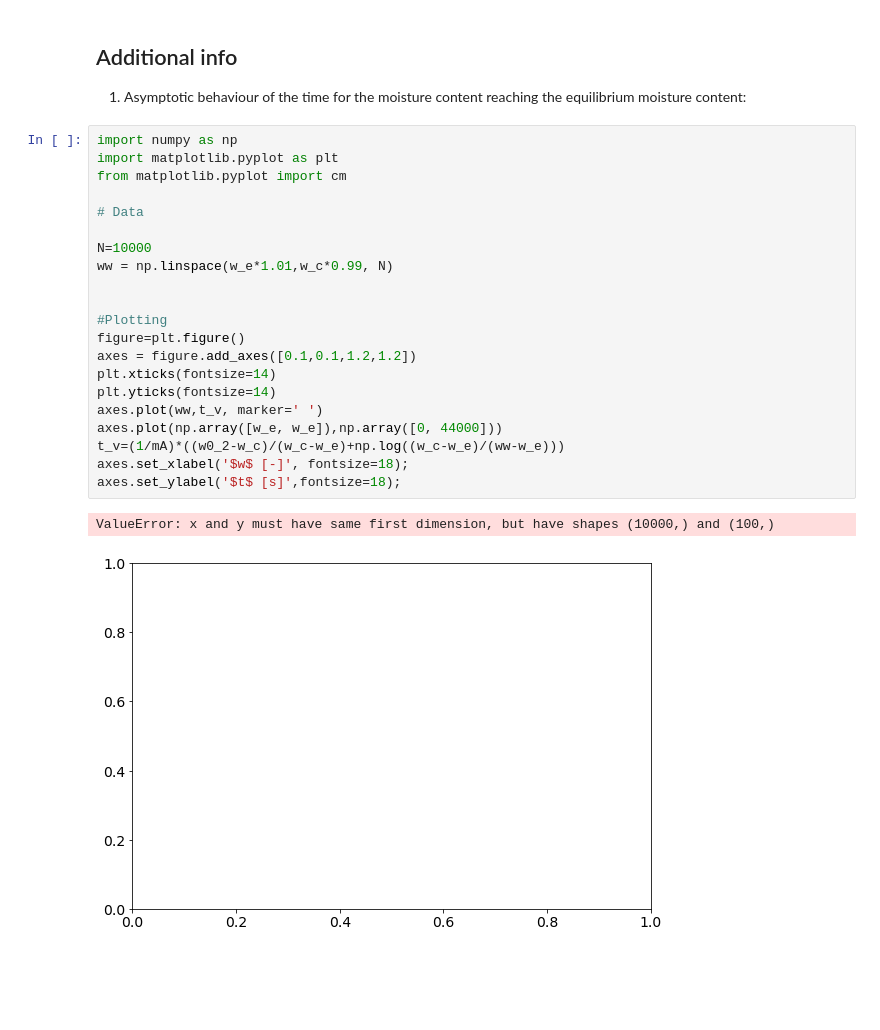
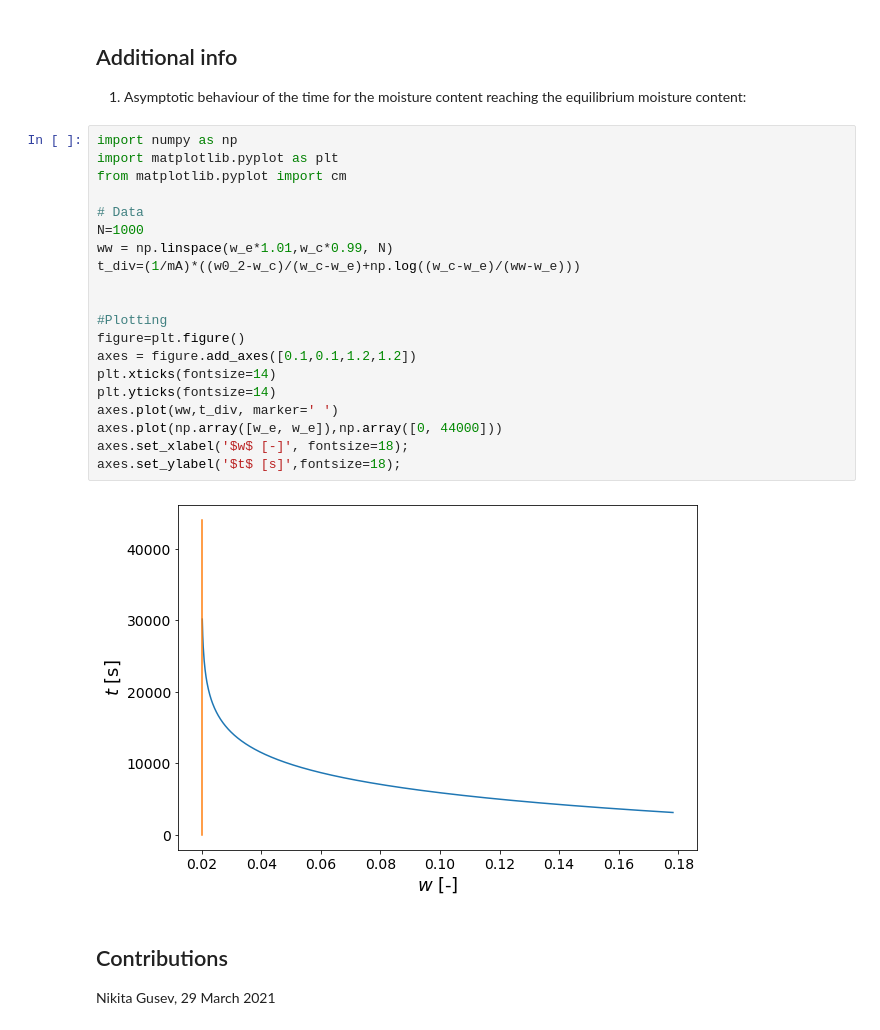
Before and after one commit to msalvalaglio/PSSP_notebook, a Jupyter notebook: _build/jupyter_execute/Exercise_W10_2021.ipynb, the cells around one changed output. Drawn from its saved outputs; the diff is of its cells as text; blank space fills up the shorter version.

```diff
--- a/_build/jupyter_execute/Exercise_W10_2021.ipynb
+++ b/_build/jupyter_execute/Exercise_W10_2021.ipynb
@@ -163,24 +163,25 @@ axes.set_ylabel('$t$ [s]',fontsize=18);
 # %%
 import numpy as np
 import matplotlib.pyplot as plt
 from matplotlib.pyplot import cm
 
 # Data
-
-N=10000
+N=1000
 ww = np.linspace(w_e*1.01,w_c*0.99, N)
+t_div=(1/mA)*((w0_2-w_c)/(w_c-w_e)+np.log((w_c-w_e)/(ww-w_e)))
 
 
 #Plotting
 figure=plt.figure()
 axes = figure.add_axes([0.1,0.1,1.2,1.2])
 plt.xticks(fontsize=14)
 plt.yticks(fontsize=14)
-axes.plot(ww,t_v, marker=' ')
+axes.plot(ww,t_div, marker=' ')
 axes.plot(np.array([w_e, w_e]),np.array([0, 44000]))
-t_v=(1/mA)*((w0_2-w_c)/(w_c-w_e)+np.log((w_c-w_e)/(ww-w_e)))
 axes.set_xlabel('$w$ [-]', fontsize=18);
 axes.set_ylabel('$t$ [s]',fontsize=18);
 # %% [output]
-ValueError: x and y must have same first dimension, but have shapes (10000,) and (100,)
-[figure, old version]
+[figure, new version]
+# %% [markdown]
+## Contributions
+Nikita Gusev, 29 March 2021
```
Also changed, not shown: parts of 1 cell of this notebook, 20 other files.
